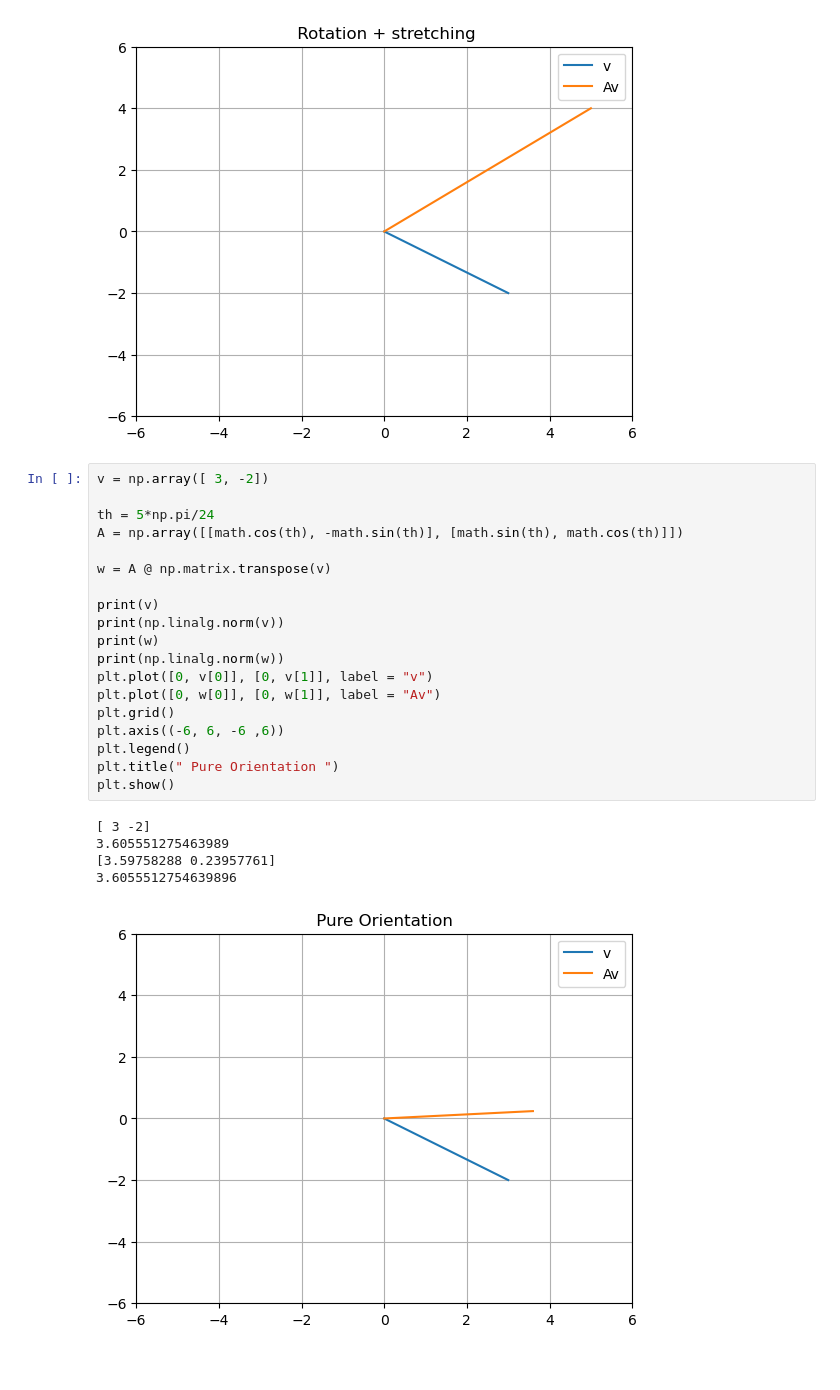
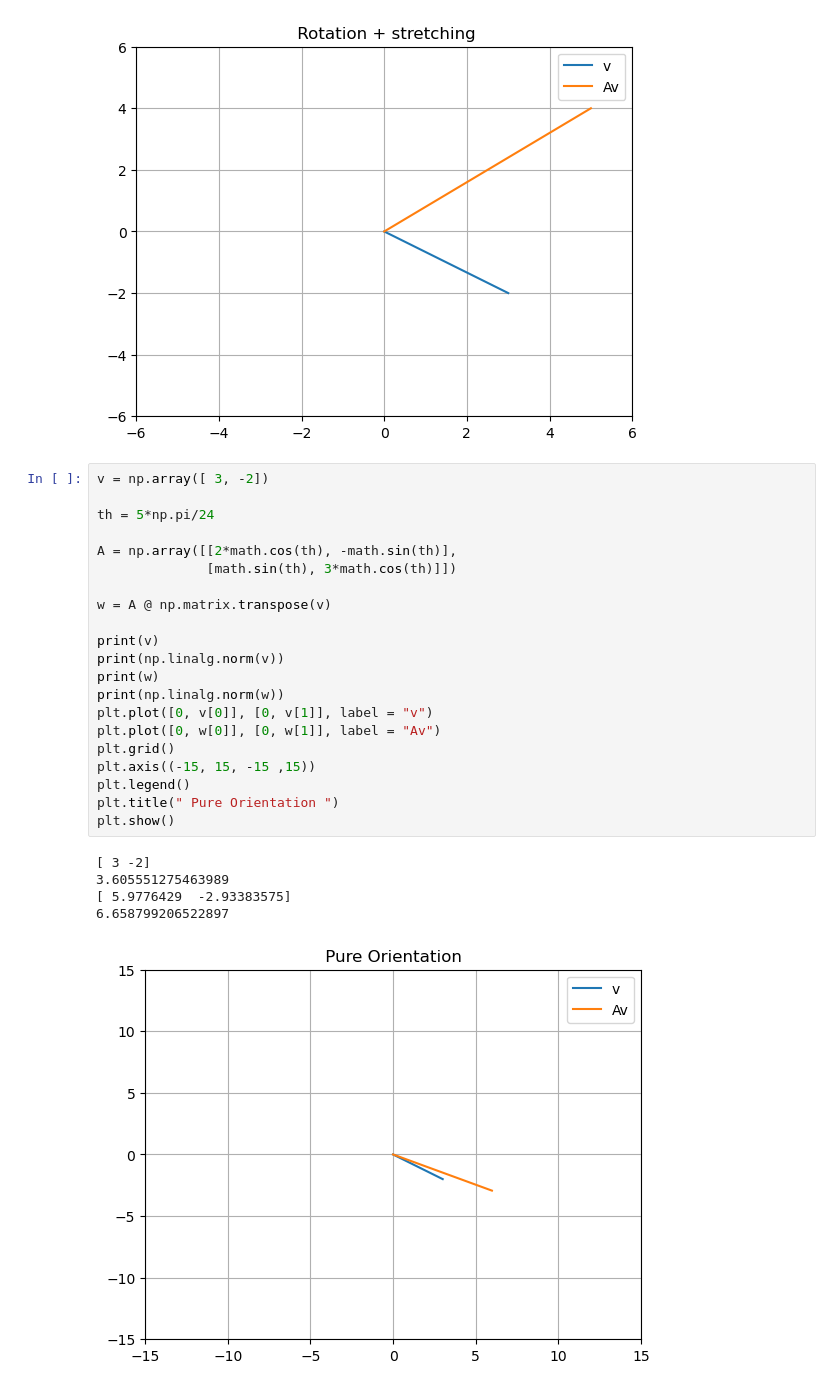
Before and after one commit to decemberkms/linear_algebra, a Jupyter notebook: matrix02.ipynb, the cells around one changed output. Cells and saved outputs as stored; diff of their text form.

```diff
--- a/matrix02.ipynb
+++ b/matrix02.ipynb
@@ -368,25 +368,27 @@ plt.show()
 # %%
 v = np.array([ 3, -2])
 
 th = 5*np.pi/24
-A = np.array([[math.cos(th), -math.sin(th)], [math.sin(th), math.cos(th)]])
+
+A = np.array([[2*math.cos(th), -math.sin(th)],
+              [math.sin(th), 3*math.cos(th)]])
 
 w = A @ np.matrix.transpose(v)
 
 print(v)
 print(np.linalg.norm(v))
 print(w)
 print(np.linalg.norm(w))
 plt.plot([0, v[0]], [0, v[1]], label = "v")
 plt.plot([0, w[0]], [0, w[1]], label = "Av")
 plt.grid()
-plt.axis((-6, 6, -6 ,6))
+plt.axis((-15, 15, -15 ,15))
 plt.legend()
 plt.title(" Pure Orientation ")
 plt.show()
 # %% [output]
 [ 3 -2]
 3.605551275463989
-[3.59758288 0.23957761]
-3.6055512754639896
+[ 5.9776429  -2.93383575]
+6.658799206522897
-[figure, old version]
+[figure, new version]
```
Also changed, not shown: parts of 2 cells of this notebook.
